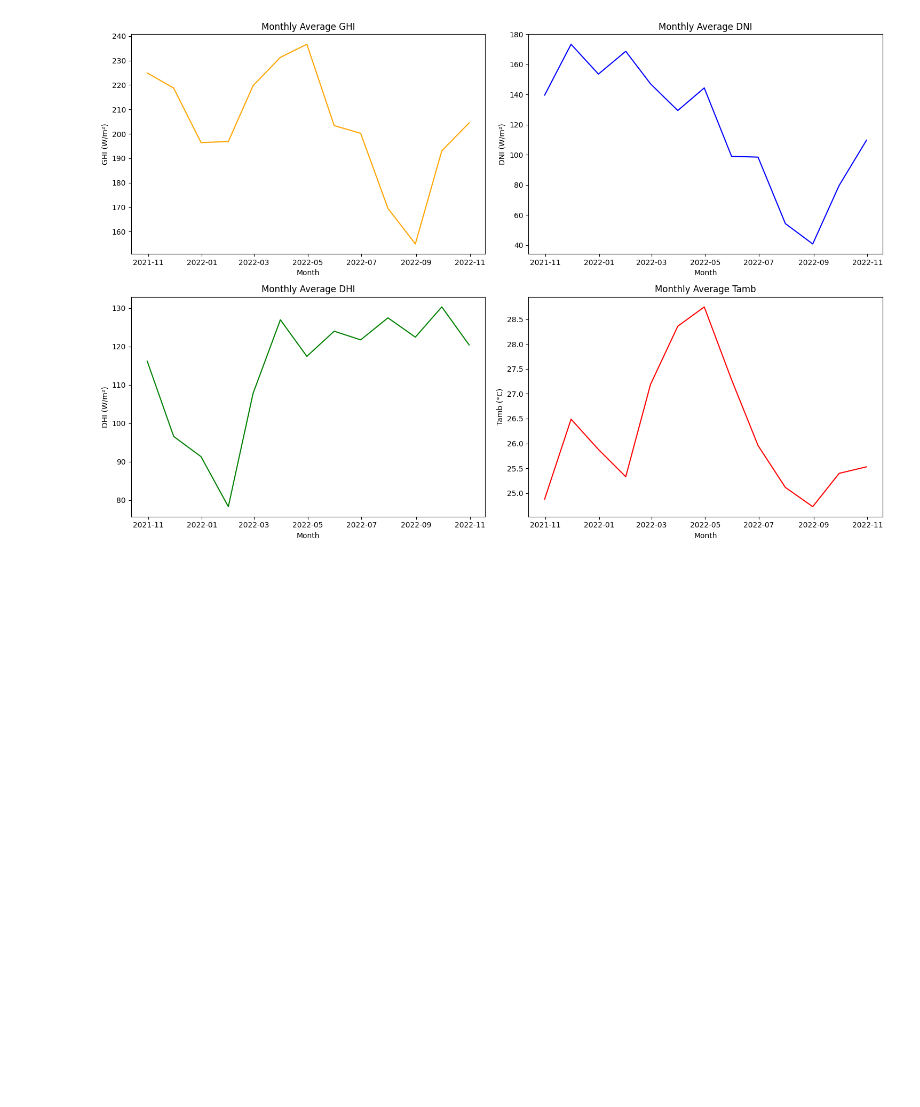
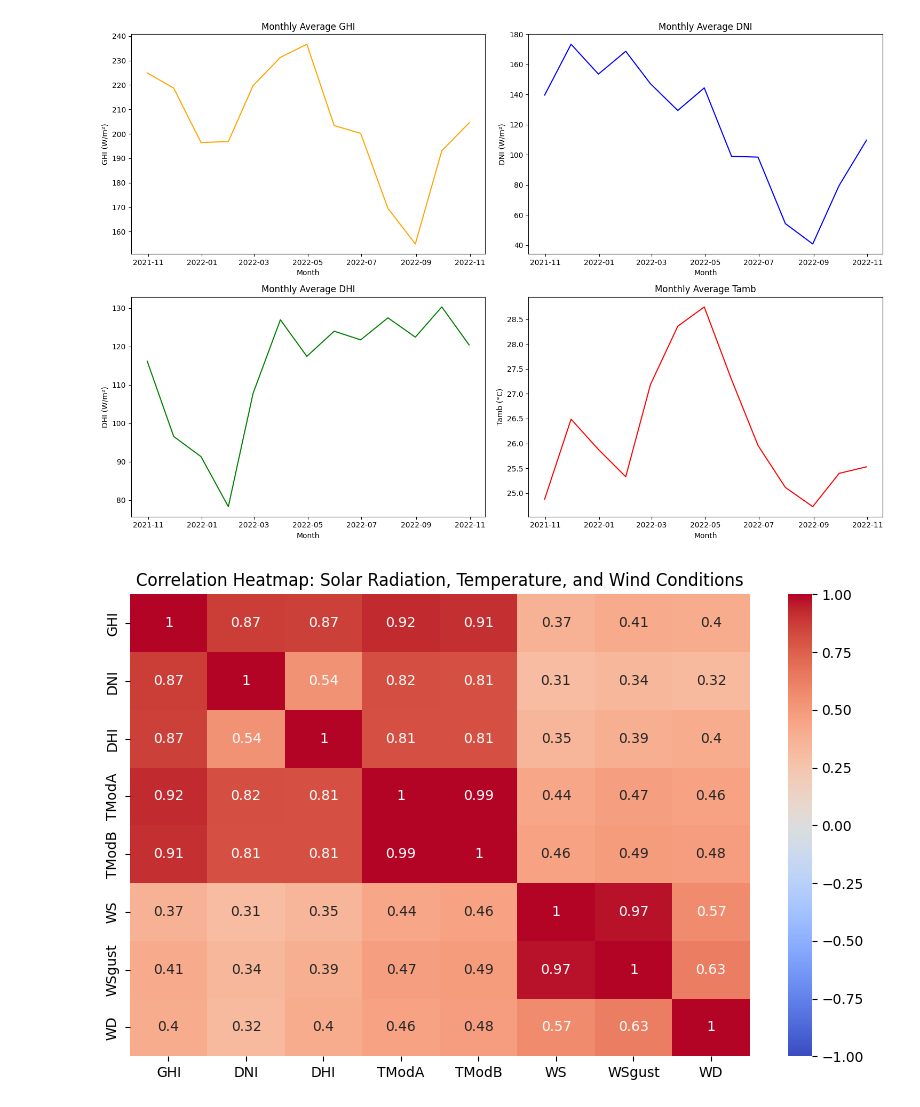
Before and after one commit to Abiy-Alemu/kaimweek0, a Jupyter notebook: notebooks/country2.ipynb, the cells around one changed output. Saved outputs shown, nothing was run; the diff lists cells and outputs as text; code cells hidden in the pictures; blank space fills up the shorter version.

```diff
--- a/notebooks/country2.ipynb
+++ b/notebooks/country2.ipynb
@@ -404,3 +404,22 @@ plt.tight_layout()
 plt.show()
 # %% [output]
 [figure]
+# %%
+import pandas as pd
+import seaborn as sns
+import matplotlib.pyplot as plt
+
+# Load the dataset
+df = pd.read_csv('sierraleone-bumbuna.csv', parse_dates=['Timestamp'])
+
+# Select relevant columns for correlation analysis
+correlation_columns = ['GHI', 'DNI', 'DHI', 'TModA', 'TModB', 'WS', 'WSgust', 'WD']
+correlation_data = df[correlation_columns].corr()
+
+# Plot a heatmap of the correlation matrix
+plt.figure(figsize=(10, 6))
+sns.heatmap(correlation_data, annot=True, cmap='coolwarm', vmin=-1, vmax=1)
+plt.title('Correlation Heatmap: Solar Radiation, Temperature, and Wind Conditions')
+plt.show()
+# %% [output]
+[figure, added]
```
Also changed, not shown: parts of 1 cell of this notebook.
